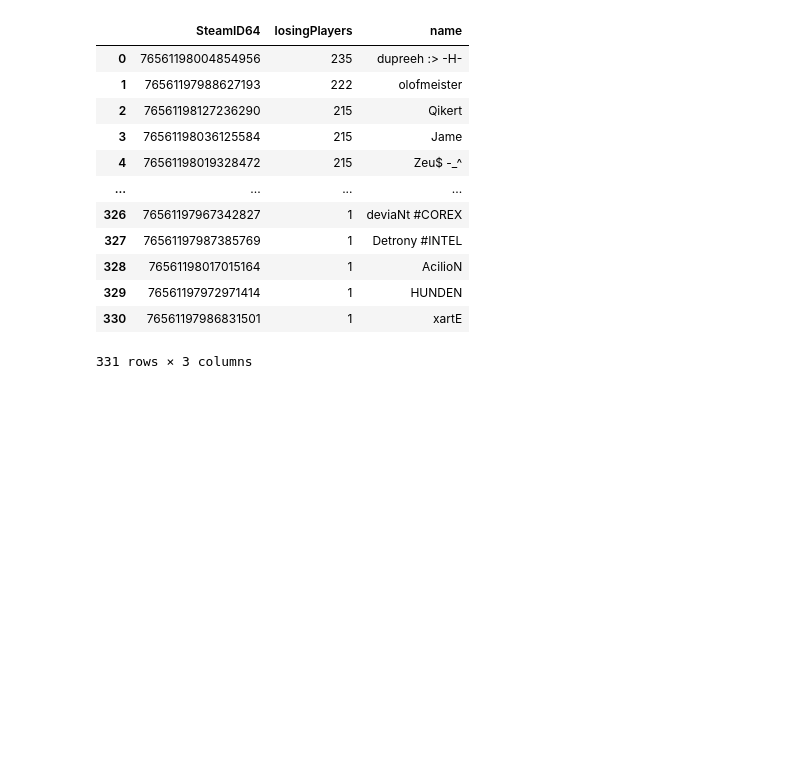
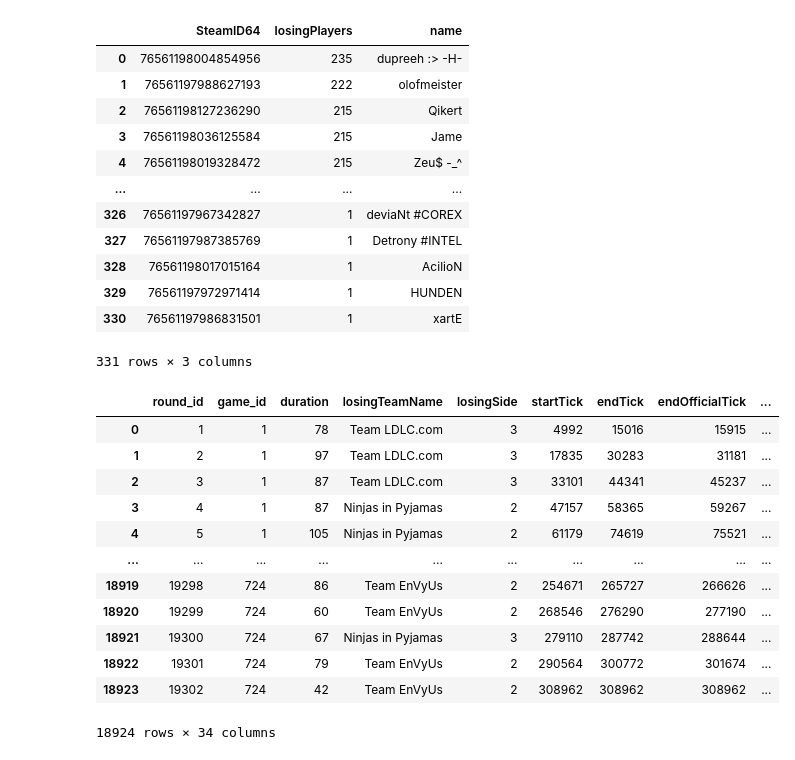
Before and after one commit to bevan-philip/have-cs-rounds-become-slower, a Jupyter notebook: analysis.ipynb, the cells around one changed output. Cells and saved outputs as stored; diff of their text form; code cells hidden in the pictures; blank space fills up the shorter version.

Commit message:
Starting heTick analysis

```diff
--- a/analysis.ipynb
+++ b/analysis.ipynb
@@ -119,3 +135,21 @@ survivingRounds.losingPlayers.explode().value_counts().to_frame().reset_index().
 | 329 | 76561197972971414 | 1 | HUNDEN |
 | 330 | 76561197986831501 | 1 | xartE |
 331 rows × 3 columns
+# %%
+csgo_df['heTicks'] = csgo_df.heTicks.apply(lambda x: sorted(map(int, x[1:-1].split(','))) if x != "null" else [])
+csgo_df['heTicksRelative'] = csgo_df.apply(lambda x: [y-x.startTick for y in x.heTicks ], axis=1)
+csgo_df
+# %% [output]
+|  | round_id | game_id | duration | losingTeamName | losingSide | startTick | endTick | endOfficialTick | ... |
+| 0 | 1 | 1 | 78 | Team LDLC.com | 3 | 4992 | 15016 | 15915 | ... |
+| 1 | 2 | 1 | 97 | Team LDLC.com | 3 | 17835 | 30283 | 31181 | ... |
+| 2 | 3 | 1 | 87 | Team LDLC.com | 3 | 33101 | 44341 | 45237 | ... |
+| 3 | 4 | 1 | 87 | Ninjas in Pyjamas | 2 | 47157 | 58365 | 59267 | ... |
+| 4 | 5 | 1 | 105 | Ninjas in Pyjamas | 2 | 61179 | 74619 | 75521 | ... |
+| ... | ... | ... | ... | ... | ... | ... | ... | ... | ... |
+| 18919 | 19298 | 724 | 86 | Team EnVyUs | 2 | 254671 | 265727 | 266626 | ... |
+| 18920 | 19299 | 724 | 60 | Team EnVyUs | 2 | 268546 | 276290 | 277190 | ... |
+| 18921 | 19300 | 724 | 67 | Ninjas in Pyjamas | 3 | 279110 | 287742 | 288644 | ... |
+| 18922 | 19301 | 724 | 79 | Team EnVyUs | 2 | 290564 | 300772 | 301674 | ... |
+| 18923 | 19302 | 724 | 42 | Team EnVyUs | 2 | 308962 | 308962 | 308962 | ... |
+18924 rows × 34 columns
```
Also changed, not shown: parts of 2 cells of this notebook.
